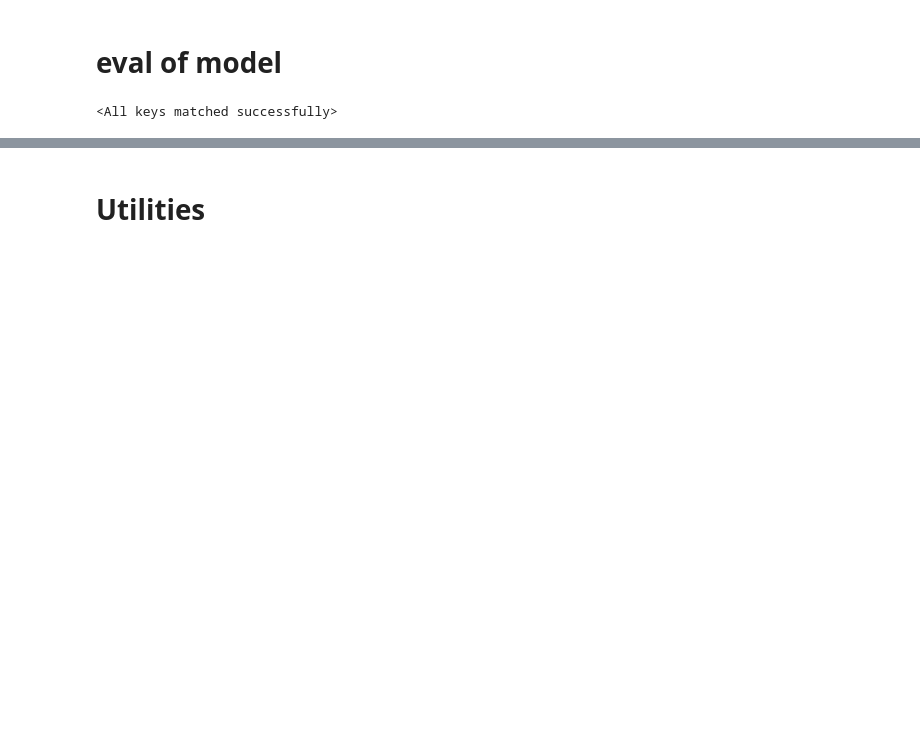
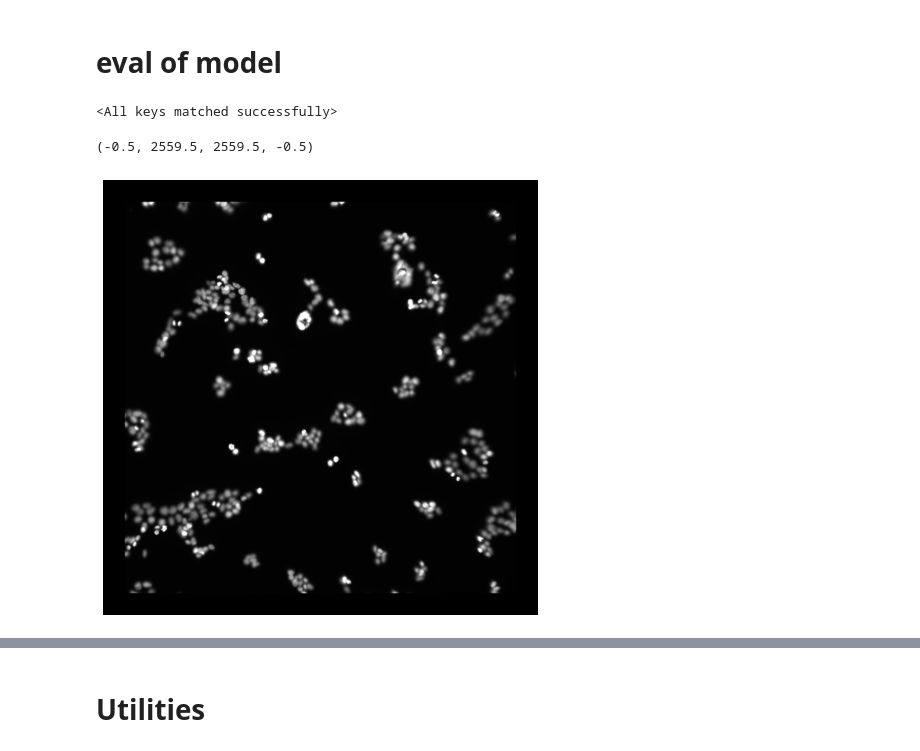
Before and after one commit to DDDog-WANG/NDAcquisition, a Jupyter notebook: Segmentation/pytorch_maskrcnn_cell.ipynb, the cells around one changed output, grey strips where cells are left out. Drawn from its saved outputs; the diff is of its cells as text; code cells hidden in the pictures; blank space fills up the shorter version.

```diff
--- a/Segmentation/pytorch_maskrcnn_cell.ipynb
+++ b/Segmentation/pytorch_maskrcnn_cell.ipynb
@@ -365,4 +366,15 @@ eval_transform = transforms.Compose([
     transforms.RandomAutocontrast(),
     transforms.RandomAdjustSharpness(sharpness_factor=10),
 ])
+# %%
+path = "../../Datasets/211202NDAcquisition/NDAcquisition-01x20/NDAcquisition-01_XY256.ome.tif"
+img = cv2.imread(path)
+top_size,bottom_size,left_size,right_size = 128,128,128,128
+img = cv2.copyMakeBorder(img,top_size,bottom_size,left_size,right_size,cv2.BORDER_CONSTANT,value=(0,0,0))
+plt.figure(figsize=(8,8))
+plt.imshow(img)
+plt.axis('off')
+# %% [output]
+(-0.5, 2559.5, 2559.5, -0.5)
+[figure, added]
 # %%
```
Also changed, not shown: parts of 12 cells of this notebook.
